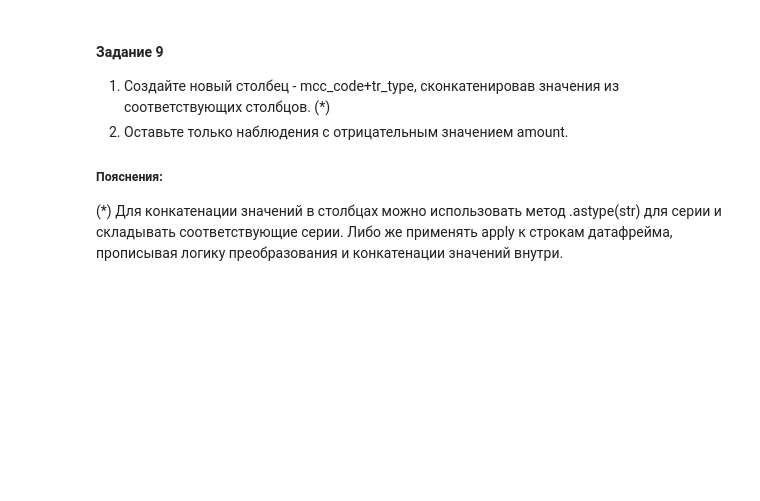
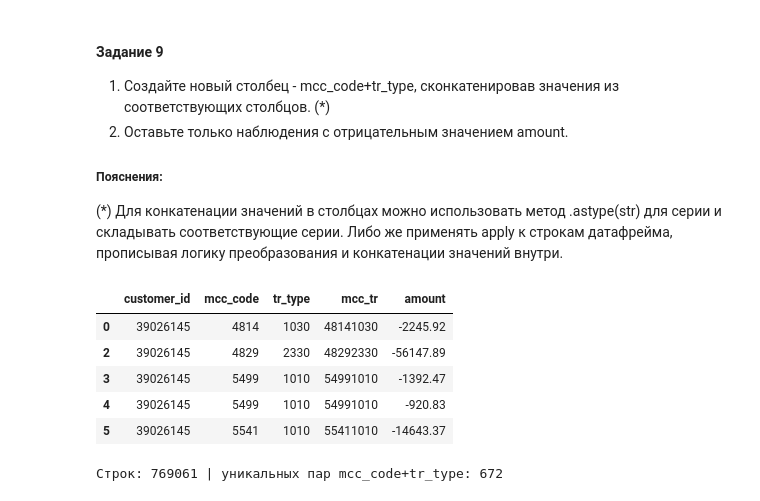
Before and after one commit to Kra7775-a/my, a Jupyter notebook: l3/tz/task_Pandas.ipynb, the cells around one changed output. Drawn from its saved outputs; the diff is of its cells as text; code cells hidden in the pictures; blank space fills up the shorter version.

```diff
--- a/l3/tz/task_Pandas.ipynb
+++ b/l3/tz/task_Pandas.ipynb
@@ -206,0 +481,19 @@ KeyError: 39026145
+# %%
+# 9.1 — новый столбец mcc_code + tr_type через конкатенацию строк
+result = transactions.assign(
+    mcc_tr=transactions['mcc_code'].astype(str) + transactions['tr_type'].astype(str)
+)
+
+# 9.2 — оставляем только наблюдения с отрицательным значением amount
+result = result[result['amount'] < 0]
+
+display(result[['customer_id', 'mcc_code', 'tr_type', 'mcc_tr', 'amount']].head())
+print('Строк:', len(result), '| уникальных пар mcc_code+tr_type:', result['mcc_tr'].nunique())
+# %% [output]
+|  | customer_id | mcc_code | tr_type | mcc_tr | amount |
+| 0 | 39026145 | 4814 | 1030 | 48141030 | -2245.92 |
+| 2 | 39026145 | 4829 | 2330 | 48292330 | -56147.89 |
+| 3 | 39026145 | 5499 | 1010 | 54991010 | -1392.47 |
+| 4 | 39026145 | 5499 | 1010 | 54991010 | -920.83 |
+| 5 | 39026145 | 5541 | 1010 | 55411010 | -14643.37 |
+Строк: 769061 | уникальных пар mcc_code+tr_type: 672
```
Also changed, not shown: parts of 23 cells of this notebook, 1 other file.
